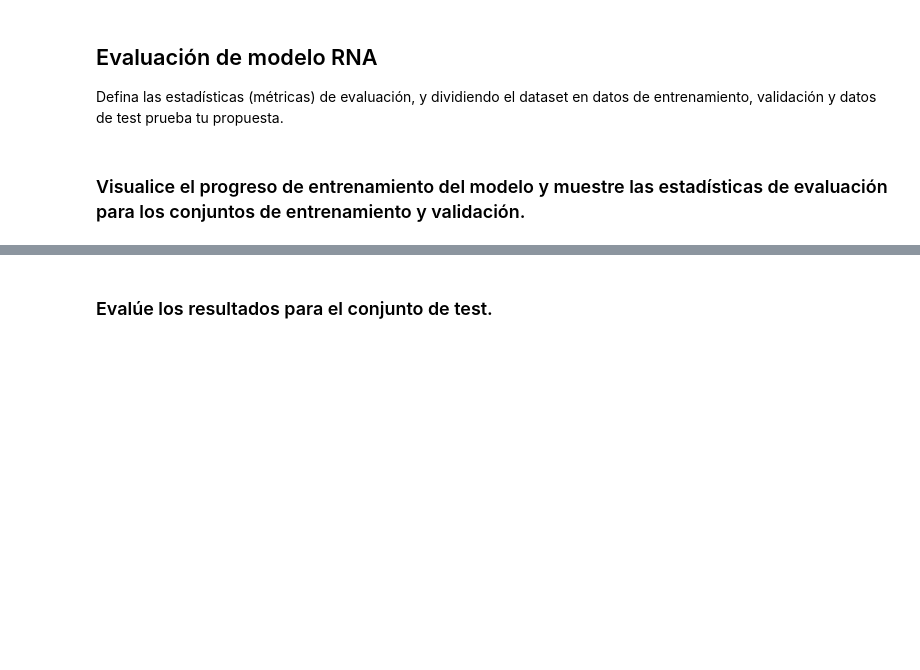
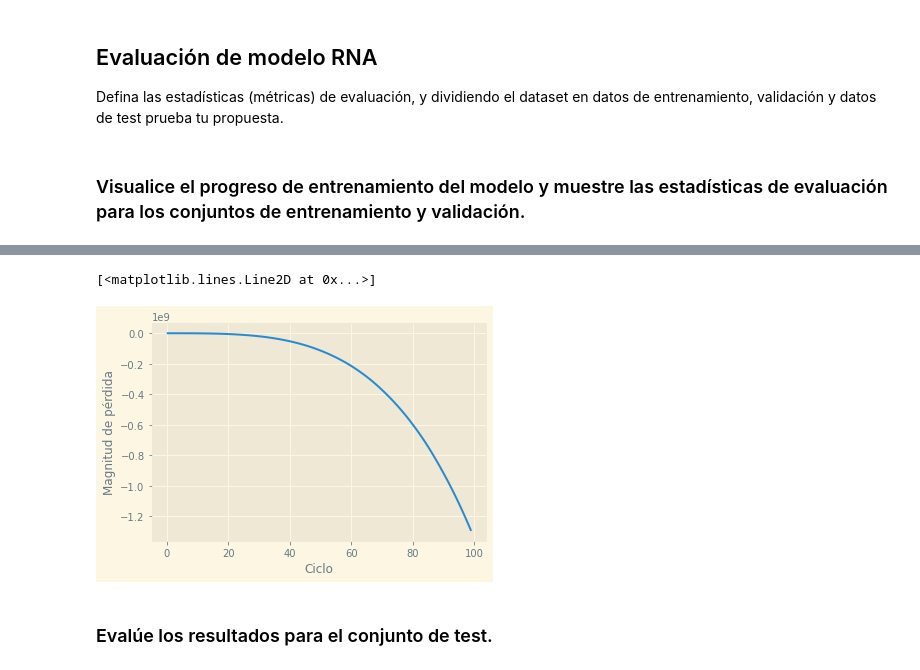
Before and after one commit to Emelgm/tecnicas_ia, a Jupyter notebook: notebooks/MUAVDM_TIA_Actividad 2_Clasificación_NotebookBase.ipynb, the cells around one changed output, grey strips where cells are left out. Drawn from its saved outputs; the diff is of its cells as text; code cells hidden in the pictures; blank space fills up the shorter version.

Commit message:
modelos terminados - notebooks

```diff
--- a/notebooks/MUAVDM_TIA_Actividad 2_Clasificación_NotebookBase.ipynb
+++ b/notebooks/MUAVDM_TIA_Actividad 2_Clasificación_NotebookBase.ipynb
@@ -70,7 +260,7 @@ En un par de párrafos haga un resumen de los principales hallazagos encontrados
 # %% [markdown]
 ## División del dataset en datos de entrenamiento y datos de test
 # %%
-#Código que realice la división en entrenamiento y test, de acuerdo con la estretgia de evaluación planeada. Describa cuál es.
+X_train, X_test, y_train, y_test = train_test_split(X,y, test_size=0.2, random_state=1)
 # %% [markdown]
 ## Propuesta de arquitectura de red neuronal
 # %% [markdown]
@@ -85,2 +277,12 @@ Al menos utiliza relu en algunas de las capas intermedias y utiliza softmax en l
 # %%
 # Código de la estructuración de la red
+capa_in = tf.keras.layers.Dense(units=10,input_shape=[9])
+capa_2 = tf.keras.layers.Dense(units=20, activation="relu")
+capa_3 = tf.keras.layers.Dense(units=20, activation="relu")
+capa_out = tf.keras.layers.Dense(1, activation="softmax")
+model = tf.keras.Sequential([
+    capa_in,
+    capa_2,
+    capa_3,
+    capa_out
+])
@@ -92,0 +317,6 @@ Mediante Python y utilizando al menos Keras sobre TensorFlow 2.0 (tensorflow.ker
+# %%
+model.compile(
+    optimizer = 'adam',
+    loss = 'binary_crossentropy',
+    metrics = ['accuracy']
+)
@@ -93,2 +325,3 @@ Mediante Python y utilizando al menos Keras sobre TensorFlow 2.0 (tensorflow.ker
 # %%
-#Código de ajuste y entrenamiento
+train = model.fit(X_train,y_train, epochs=100, verbose=False)
+print('El entrenamiento ha terminado')
@@ -103,3 +347,10 @@ Defina las estadísticas (métricas) de evaluación, y dividiendo el dataset en
+# %%
+plt.xlabel("Ciclo")
+plt.ylabel("Magnitud de pérdida")
+plt.plot(train.history["loss"])
+# %% [output]
+[<matplotlib.lines.Line2D at 0x...>]
+[figure, added]
 # %% [markdown]
 ### Evalúe los resultados  para el conjunto de test.
 # %%
```
Also changed, not shown: parts of 53 cells of this notebook, 2 other files.
